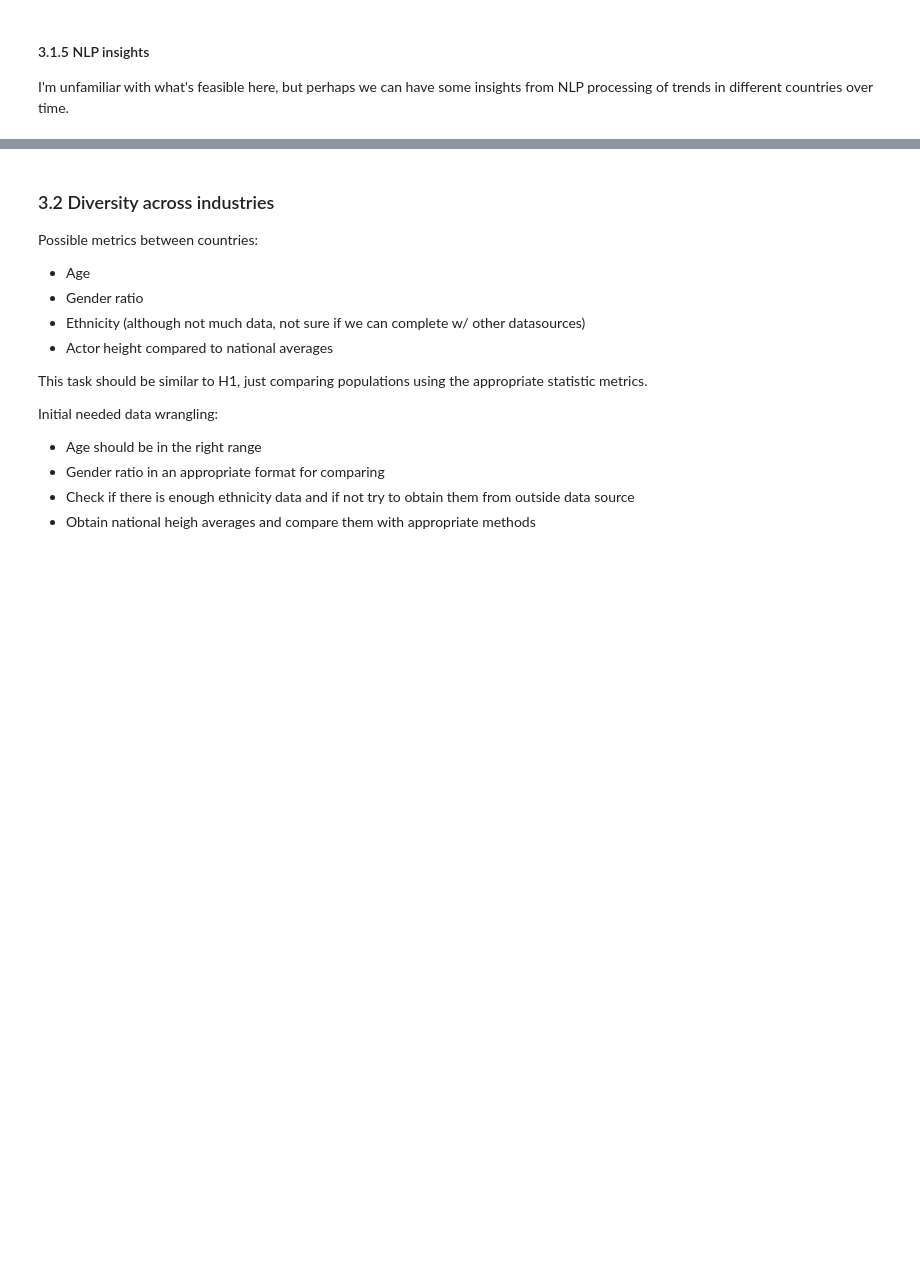
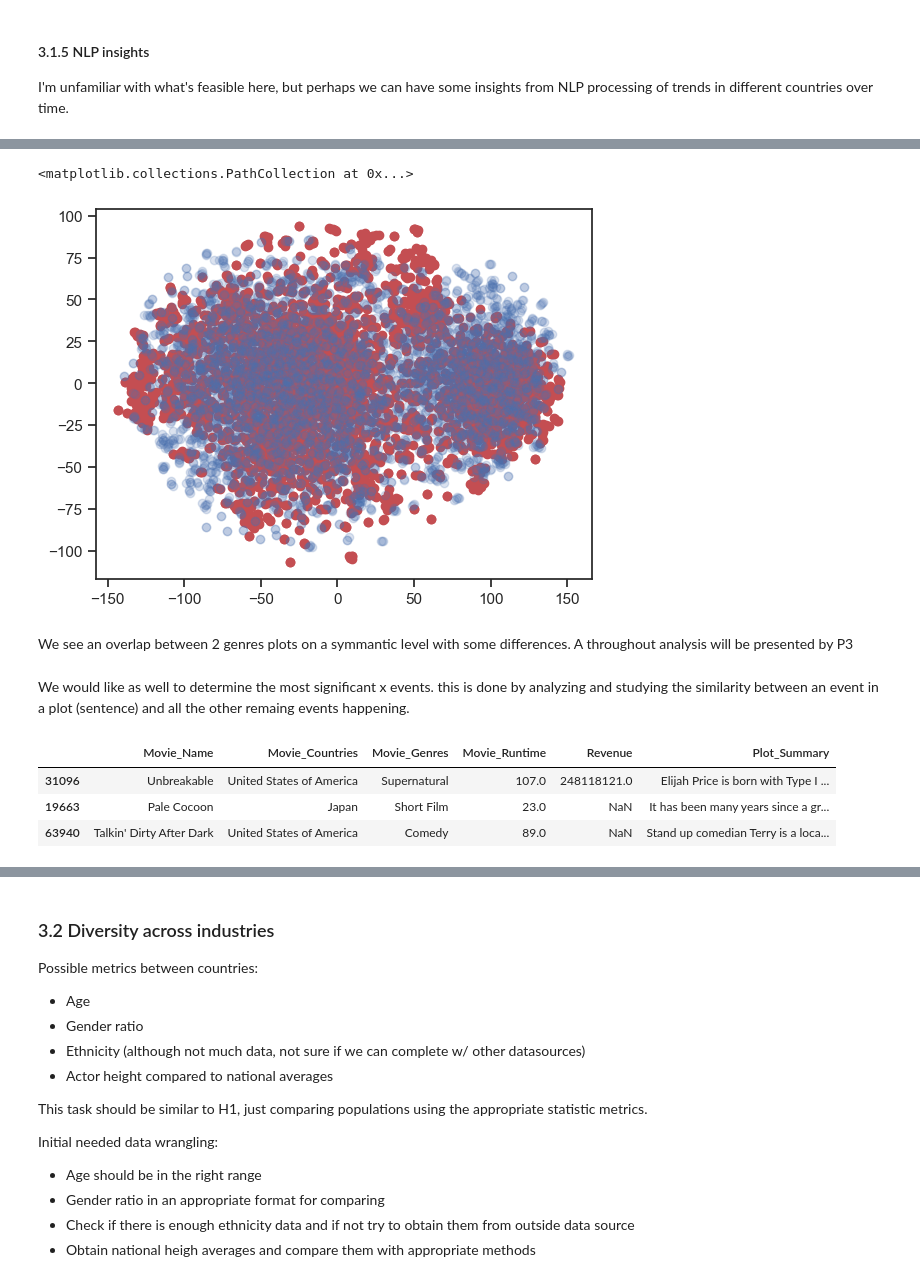
Before and after one commit to epfl-ada/ada-2022-project-robopros, a Jupyter notebook: notebooks/milestone2.ipynb, the cells around one changed output, grey strips where cells are left out. Cells and saved outputs as stored; diff of their text form; code cells hidden in the pictures; blank space fills up the shorter version.

```diff
--- a/notebooks/milestone2.ipynb
+++ b/notebooks/milestone2.ipynb
@@ -289,0 +355,3 @@ I'm unfamiliar with what's feasible here, but perhaps we can have some insights
+# %%
+from sentence_transformers import SentenceTransformer, util
+model = SentenceTransformer('all-MiniLM-L6-v2')
@@ -289,0 +380,6 @@ I'm unfamiliar with what's feasible here, but perhaps we can have some insights
+# %%
+%%time
+# encode action movies and romance movies
+# perform the embedding only for one genre
+action_embeddings = model.encode(summaries_gp.get_group('Action').Plot_Summary.tolist())
+romance_embeddings = model.encode(summaries_gp.get_group('Romance Film').Plot_Summary.tolist())
@@ -289,0 +389,18 @@ I'm unfamiliar with what's feasible here, but perhaps we can have some insights
+# %%
+# ploting tsne for action and romance movies
+from sklearn.manifold import TSNE
+random_state = 42
+model_tsne = TSNE(perplexity=10, n_components=2, init='pca', n_iter=2500, random_state=random_state)
+# %%
+action_tsne = model_tsne.fit_transform(action_embeddings)
+romance_tsne = model_tsne.fit_transform(romance_embeddings)
+# %%
+plt.scatter(action_tsne[:, 0], action_tsne[:, 1], c='r', label='Action')
+plt.scatter(romance_tsne[:, 0], romance_tsne[:, 1], c='b', label='Romance', alpha=0.2)
+# %% [output]
+<matplotlib.collections.PathCollection at 0x...>
+[figure, added]
+# %% [markdown]
+We see an overlap between 2 genres plots on a symmantic level with some differences. A throughout analysis will be presented by P3
+# %% [markdown]
+We would like as well to determine the most significant x events. this is done by analyzing and studying the similarity between an event in a plot (sentence) and all the other remaing events happening.
@@ -289,0 +409,7 @@ I'm unfamiliar with what's feasible here, but perhaps we can have some insights
+# %%
+movie_samples.head(3)
+# %% [output]
+|  | Movie_Name | Movie_Countries | Movie_Genres | Movie_Runtime | Revenue | Plot_Summary |
+| 31096 | Unbreakable | United States of America | Supernatural | 107.0 | 248118121.0 | Elijah Price is born with Type I ... |
+| 19663 | Pale Cocoon | Japan | Short Film | 23.0 | NaN | It has been many years since a gr... |
+| 63940 | Talkin' Dirty After Dark | United States of America | Comedy | 89.0 | NaN | Stand up comedian Terry is a loca... |
```
Also changed, not shown: parts of 42 cells of this notebook.
